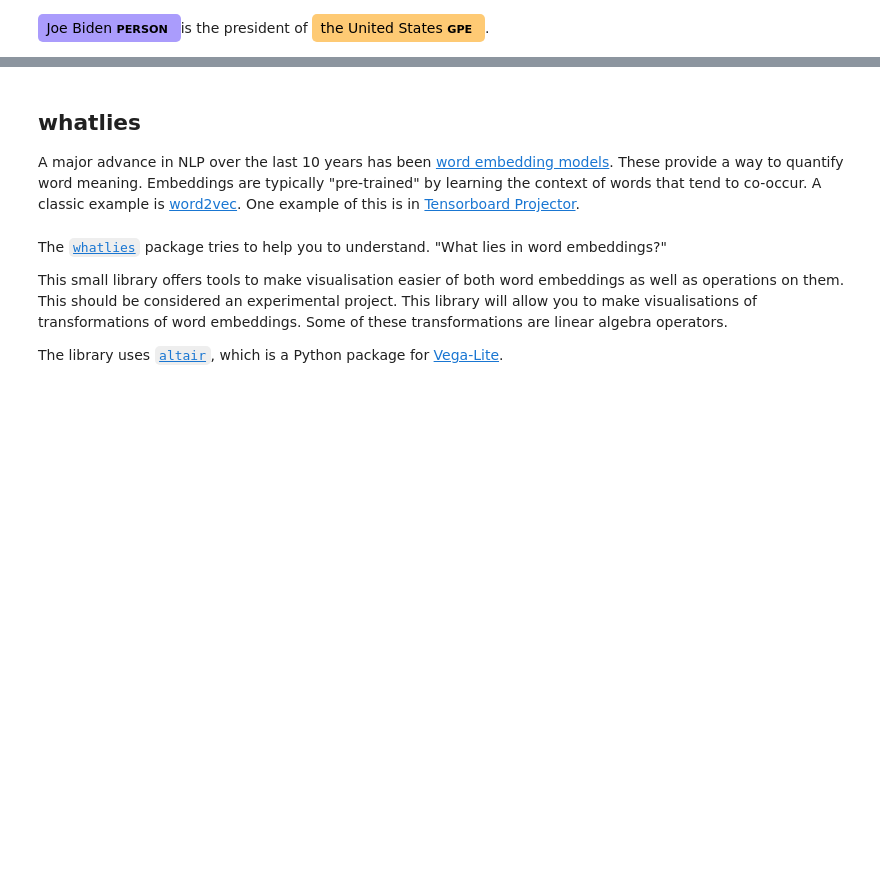
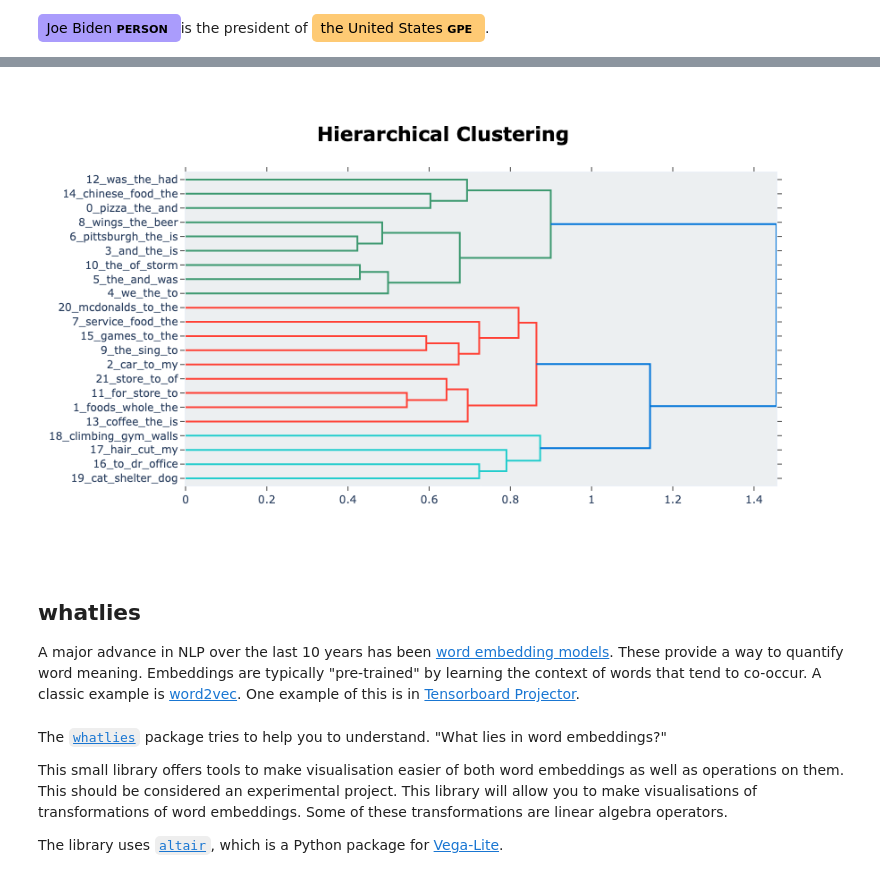
Before and after one commit to wesslen/nlp-spacy-visualizations, a Jupyter notebook: 01-spacy-visualizer.ipynb, the cells around one changed output, grey strips where cells are left out. Cells and saved outputs as stored; diff of their text form; code cells hidden in the pictures; blank space fills up the shorter version.

```diff
--- a/01-spacy-visualizer.ipynb
+++ b/01-spacy-visualizer.ipynb
@@ -86,3 +163,7 @@ topic_model.visualize_documents(texts, reduced_embeddings=reduced_embeddings)
+# %%
+topic_model.visualize_hierarchy()
+# %% [output]
+[figure, added]
 # %% [markdown]
 ## whatlies
 
```
Also changed, not shown: parts of 21 cells of this notebook.
